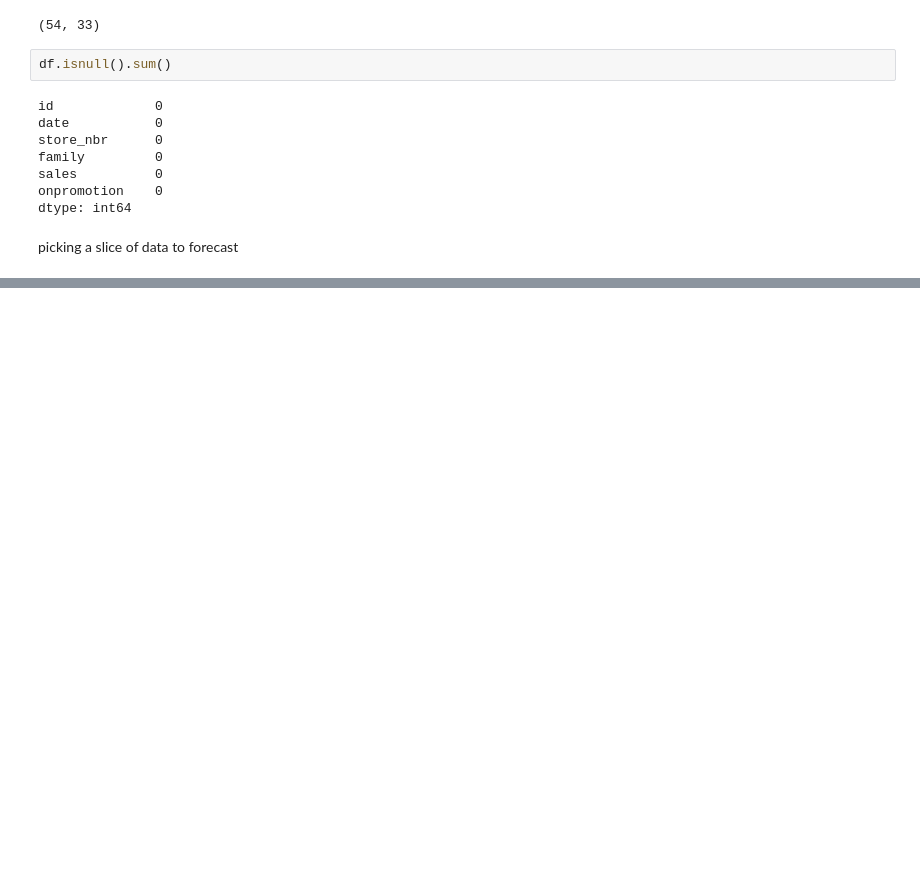
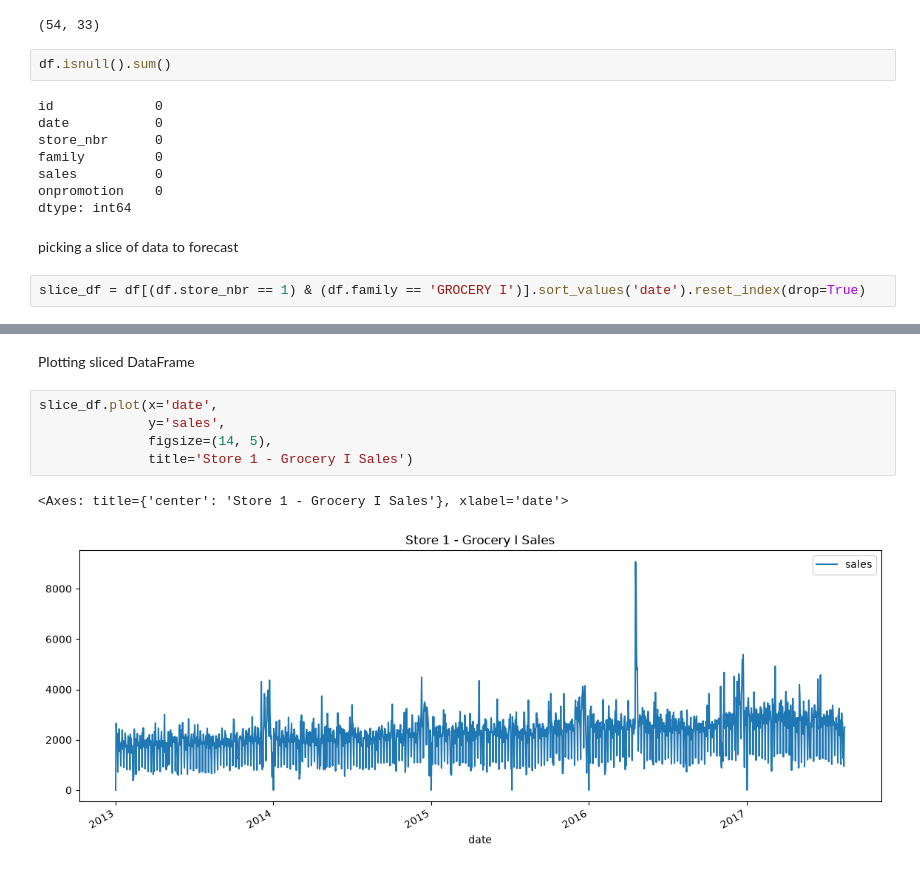
Before and after one commit to gurleen-singh-dev/retail-sales-forecasting, a Jupyter notebook: notebook/notebook1.ipynb, the cells around one changed output, grey strips where cells are left out. Drawn from its saved outputs; the diff is of its cells as text; blank space fills up the shorter version.

Commit message:
Filter to Store 1/Grocery I slicd, plot raw sales over full date range

```diff
--- a/notebook/notebook1.ipynb
+++ b/notebook/notebook1.ipynb
@@ -27,3 +27,5 @@ onpromotion    0
 dtype: int64
 # %% [markdown]
 picking a slice of data to forecast
+# %%
+slice_df = df[(df.store_nbr == 1) & (df.family == 'GROCERY I')].sort_values('date').reset_index(drop=True)
@@ -29,0 +42,10 @@ picking a slice of data to forecast
+# %% [markdown]
+Plotting sliced DataFrame
+# %%
+slice_df.plot(x='date',
+              y='sales',
+              figsize=(14, 5),
+              title='Store 1 - Grocery I Sales')
+# %% [output]
+<Axes: title={'center': 'Store 1 - Grocery I Sales'}, xlabel='date'>
+[figure, added]
```
Also changed, not shown: parts of 1 cell of this notebook, 1 other file.
